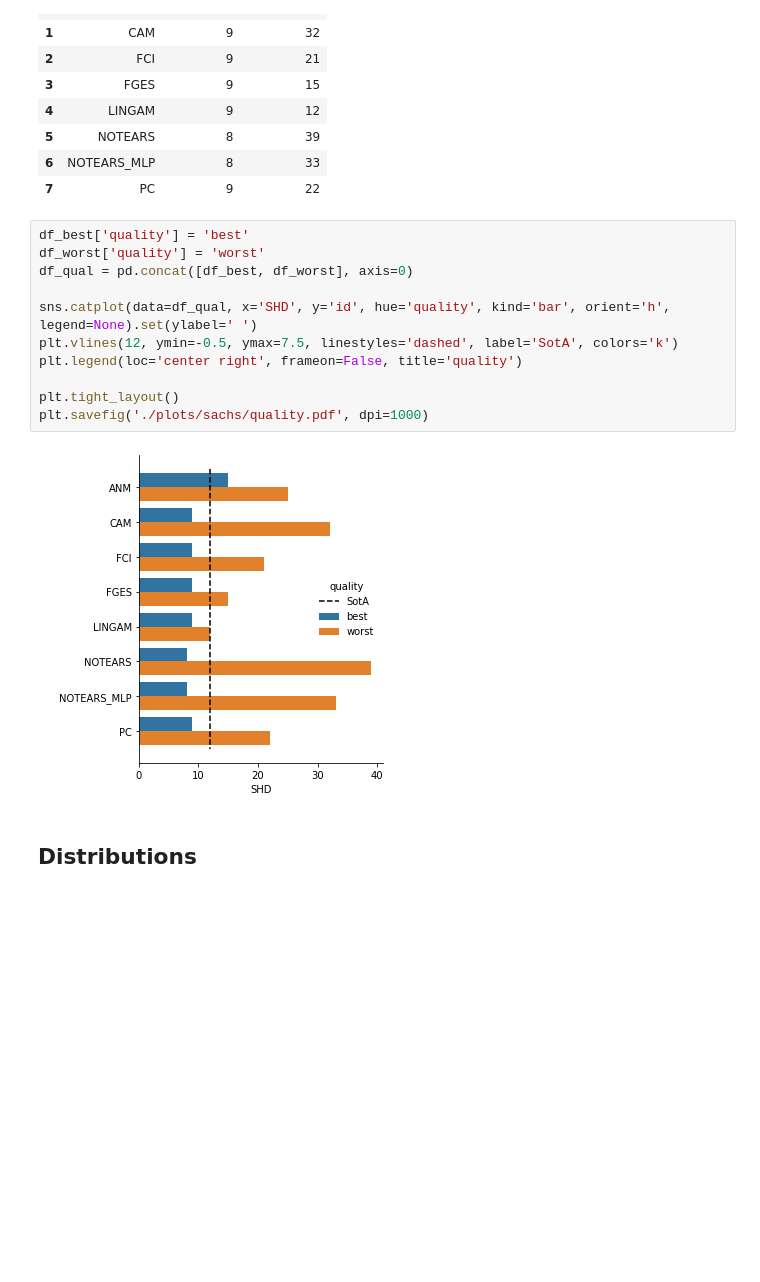
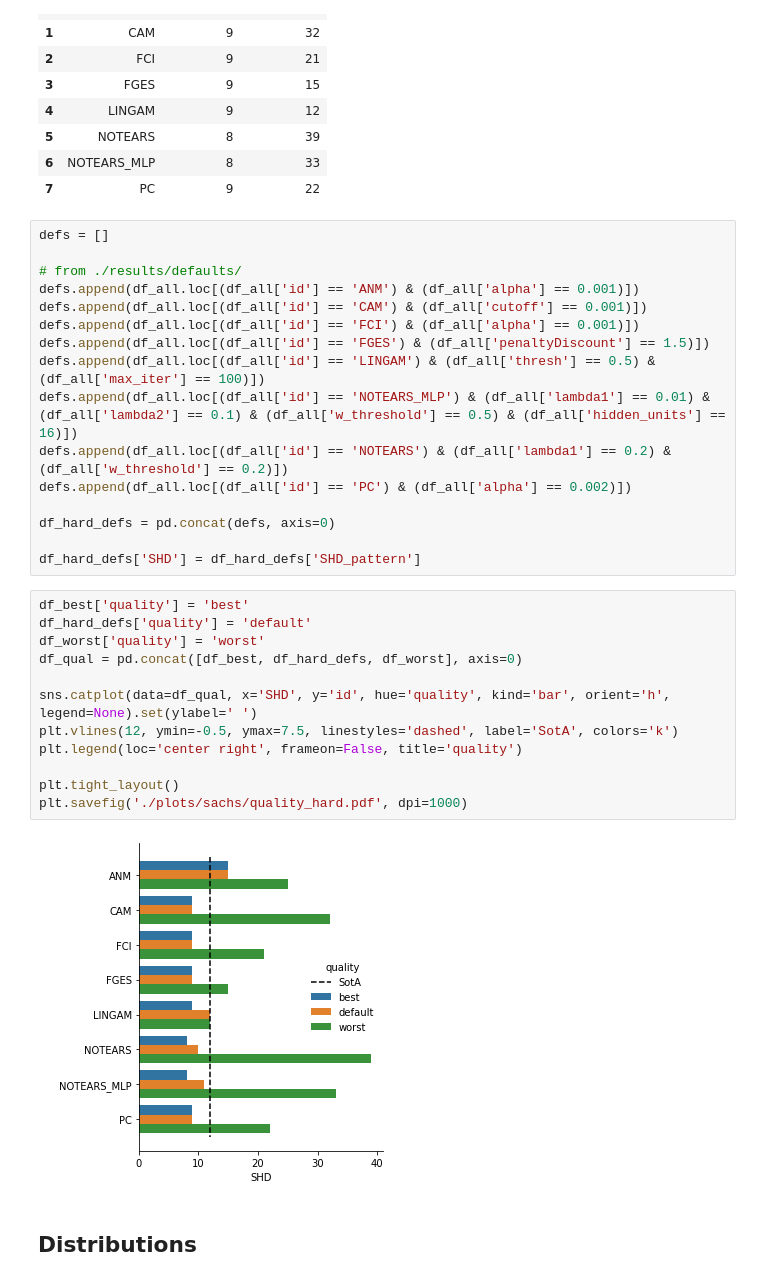
Before and after one commit to misoc-mml/hyperparams-causal-discovery, a Jupyter notebook: hyperparams/sachs.ipynb, the cells around one changed output. Saved outputs shown, nothing was run; the diff lists cells and outputs as text; blank space fills up the shorter version.

Commit message:
Add sim-derived H defaults.

```diff
--- a/hyperparams/sachs.ipynb
+++ b/hyperparams/sachs.ipynb
@@ -47,19 +47,36 @@ display(df_merged[['id', 'SHD_best', 'SHD_worst']])
 | 5 | NOTEARS | 8 | 39 |
 | 6 | NOTEARS_MLP | 8 | 33 |
 | 7 | PC | 9 | 22 |
+# %%
+defs = []
+
+# from ./results/defaults/
+defs.append(df_all.loc[(df_all['id'] == 'ANM') & (df_all['alpha'] == 0.001)])
+defs.append(df_all.loc[(df_all['id'] == 'CAM') & (df_all['cutoff'] == 0.001)])
+defs.append(df_all.loc[(df_all['id'] == 'FCI') & (df_all['alpha'] == 0.001)])
+defs.append(df_all.loc[(df_all['id'] == 'FGES') & (df_all['penaltyDiscount'] == 1.5)])
+defs.append(df_all.loc[(df_all['id'] == 'LINGAM') & (df_all['thresh'] == 0.5) & (df_all['max_iter'] == 100)])
+defs.append(df_all.loc[(df_all['id'] == 'NOTEARS_MLP') & (df_all['lambda1'] == 0.01) & (df_all['lambda2'] == 0.1) & (df_all['w_threshold'] == 0.5) & (df_all['hidden_units'] == 16)])
+defs.append(df_all.loc[(df_all['id'] == 'NOTEARS') & (df_all['lambda1'] == 0.2) & (df_all['w_threshold'] == 0.2)])
+defs.append(df_all.loc[(df_all['id'] == 'PC') & (df_all['alpha'] == 0.002)])
+
+df_hard_defs = pd.concat(defs, axis=0)
+
+df_hard_defs['SHD'] = df_hard_defs['SHD_pattern']
 # %%
 df_best['quality'] = 'best'
+df_hard_defs['quality'] = 'default'
 df_worst['quality'] = 'worst'
-df_qual = pd.concat([df_best, df_worst], axis=0)
+df_qual = pd.concat([df_best, df_hard_defs, df_worst], axis=0)
 
 sns.catplot(data=df_qual, x='SHD', y='id', hue='quality', kind='bar', orient='h', legend=None).set(ylabel=' ')
 plt.vlines(12, ymin=-0.5, ymax=7.5, linestyles='dashed', label='SotA', colors='k')
 plt.legend(loc='center right', frameon=False, title='quality')
 
 plt.tight_layout()
-plt.savefig('./plots/sachs/quality.pdf', dpi=1000)
+plt.savefig('./plots/sachs/quality_hard.pdf', dpi=1000)
 # %% [output]
-[figure, old version]
+[figure, new version]
 # %% [markdown]
 ## Distributions
 # %%
```
Also changed, not shown: 4 other files.
